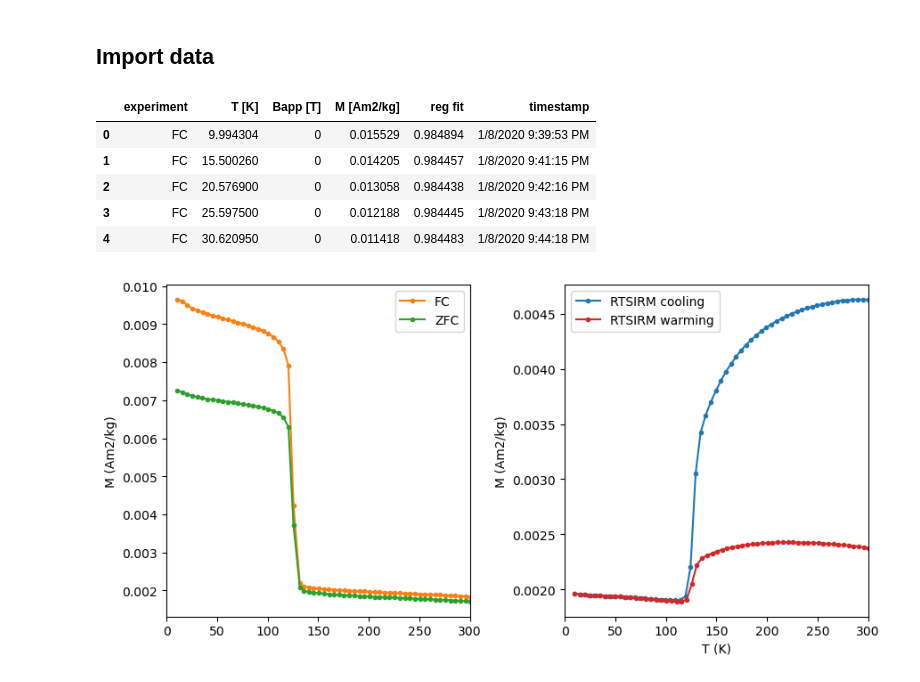
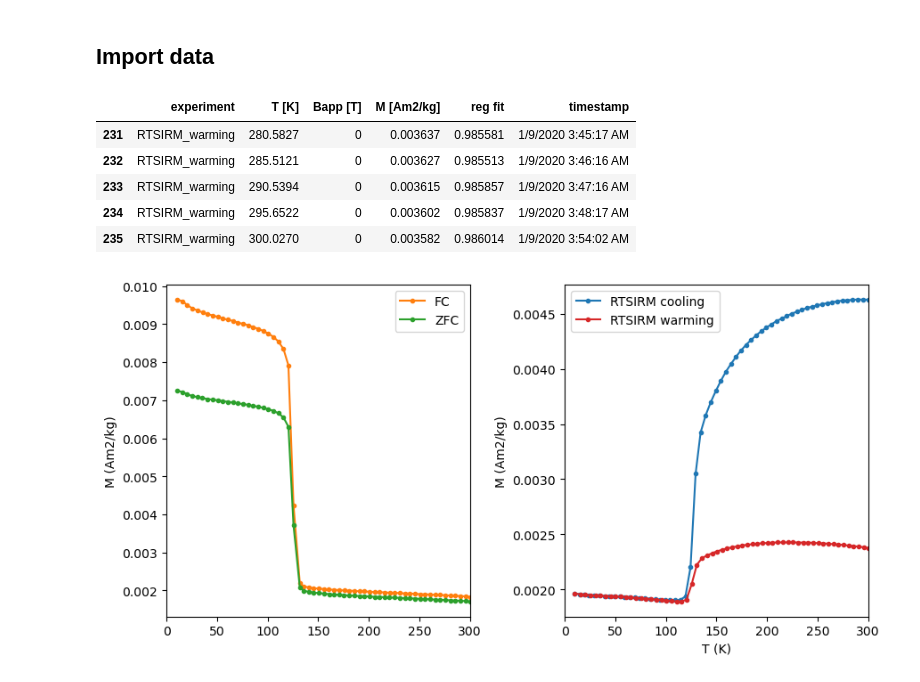
Before and after one commit to pranavdo/Earth_science_notebooks, a Jupyter notebook: rockmag/rockmag_mpms.ipynb, the cells around one changed output. Saved outputs shown, nothing was run; the diff lists cells and outputs as text; code cells hidden in the pictures.

```diff
--- a/rockmag/rockmag_mpms.ipynb
+++ b/rockmag/rockmag_mpms.ipynb
@@ -19,14 +23,14 @@ from mpl_toolkits.axes_grid1.inset_locator import zoomed_inset_axes
 ## Import data
 # %%
 NED2_8c_MPMS = pd.read_csv('./MPMS_data/NED2_8c_MPMS.csv')
-NED2_8c_MPMS.head()
+NED2_8c_MPMS.tail()
 # %% [output]
 |  | experiment | T [K] | Bapp [T] | M [Am2/kg] | reg fit | timestamp |
-| 0 | FC | 9.994304 | 0 | 0.015529 | 0.984894 | 1/8/2020 9:39:53 PM |
-| 1 | FC | 15.500260 | 0 | 0.014205 | 0.984457 | 1/8/2020 9:41:15 PM |
-| 2 | FC | 20.576900 | 0 | 0.013058 | 0.984438 | 1/8/2020 9:42:16 PM |
-| 3 | FC | 25.597500 | 0 | 0.012188 | 0.984445 | 1/8/2020 9:43:18 PM |
-| 4 | FC | 30.620950 | 0 | 0.011418 | 0.984483 | 1/8/2020 9:44:18 PM |
+| 231 | RTSIRM_warming | 280.5827 | 0 | 0.003637 | 0.985581 | 1/9/2020 3:45:17 AM |
+| 232 | RTSIRM_warming | 285.5121 | 0 | 0.003627 | 0.985513 | 1/9/2020 3:46:16 AM |
+| 233 | RTSIRM_warming | 290.5394 | 0 | 0.003615 | 0.985857 | 1/9/2020 3:47:16 AM |
+| 234 | RTSIRM_warming | 295.6522 | 0 | 0.003602 | 0.985837 | 1/9/2020 3:48:17 AM |
+| 235 | RTSIRM_warming | 300.0270 | 0 | 0.003582 | 0.986014 | 1/9/2020 3:54:02 AM |
 # %%
 def parse_MPMS_data(MPMS):
     if 'FC' in MPMS.experiment.unique():
```
Also changed, not shown: parts of 7 cells of this notebook.
